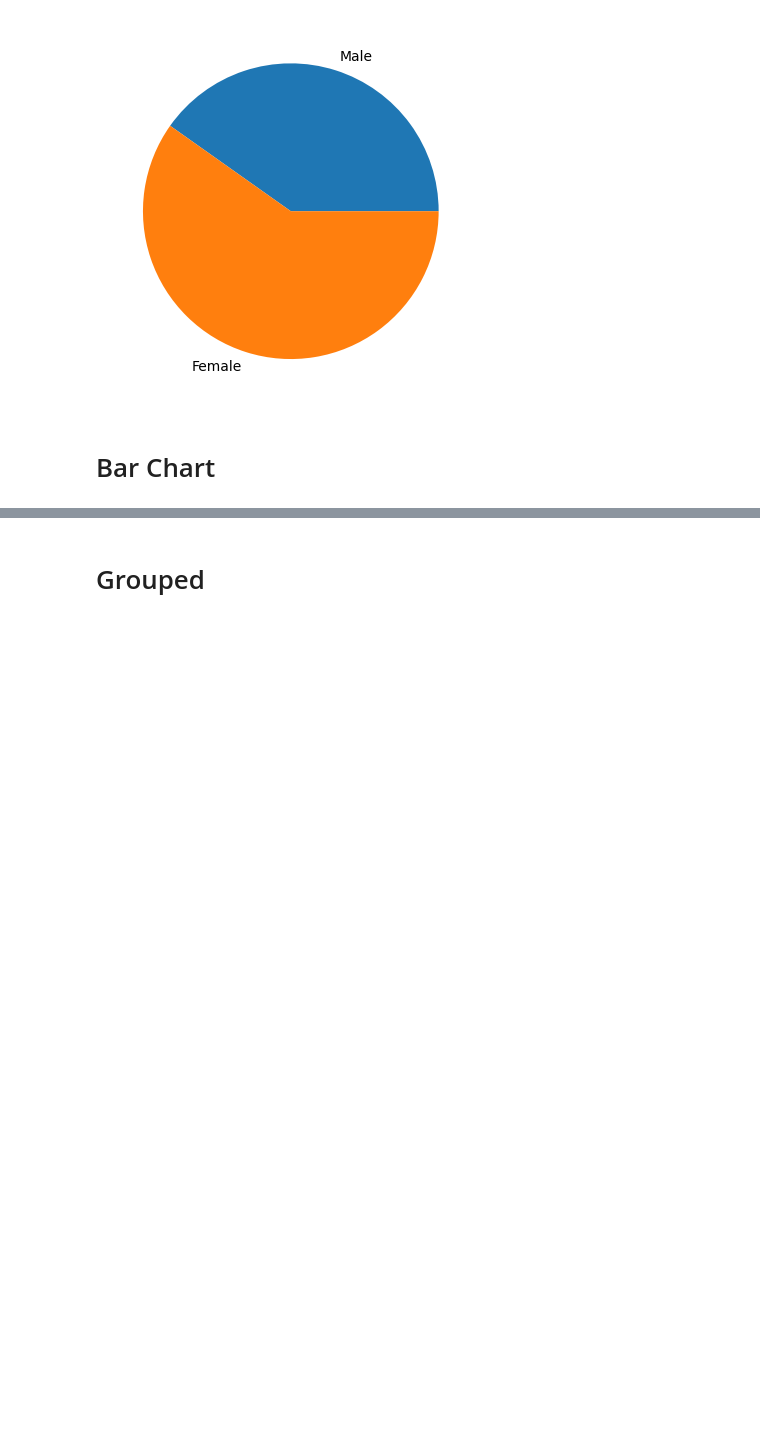
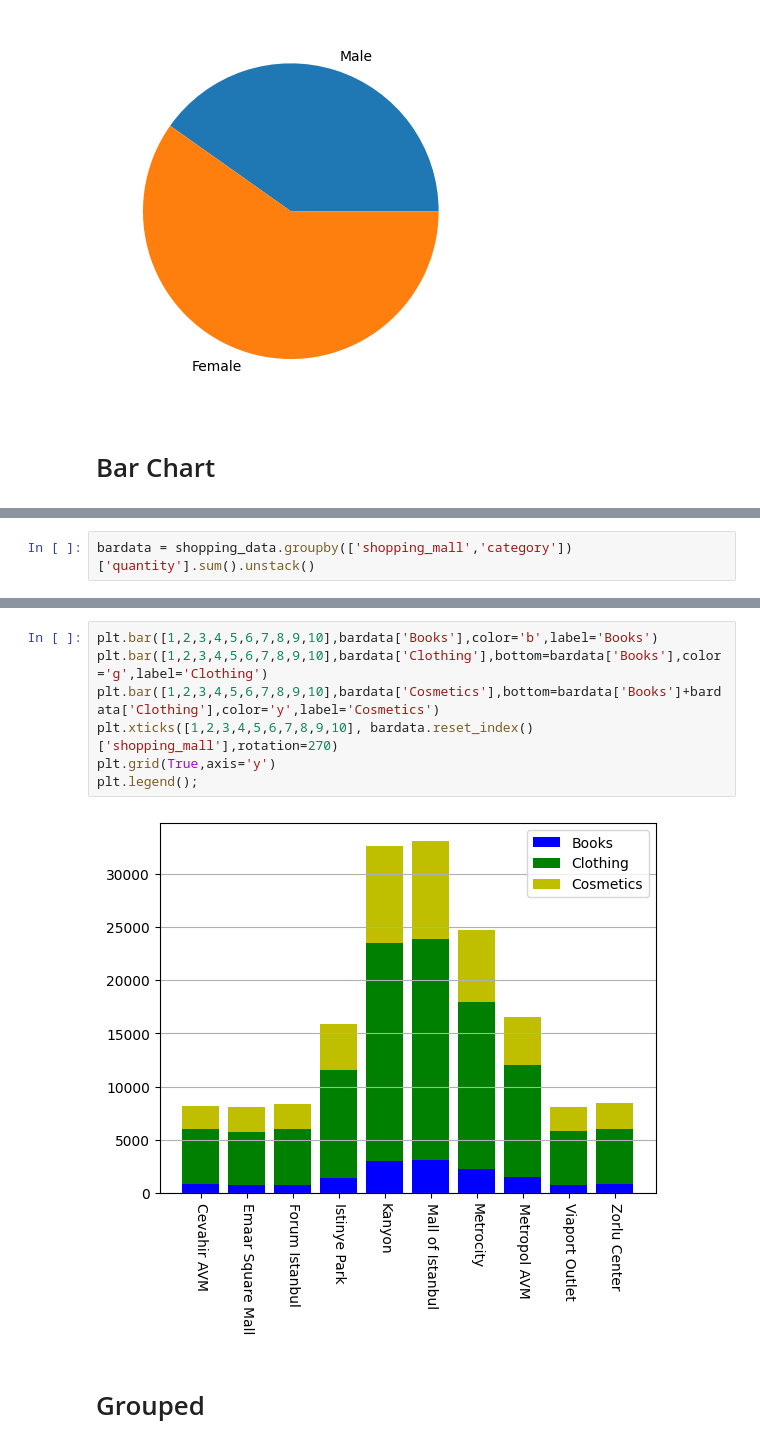
Before and after one commit to kitiluck/BSC_DPDM23, a Jupyter notebook: Understanding_Data.ipynb, the cells around one changed output, grey strips where cells are left out. Saved outputs shown, nothing was run; the diff lists cells and outputs as text; blank space fills up the shorter version.

```diff
--- a/Understanding_Data.ipynb
+++ b/Understanding_Data.ipynb
@@ -257,0 +361,2 @@ plt.pie([males,females],labels= ['Male','Female']);
+# %%
+bardata = shopping_data.groupby(['shopping_mall','category'])['quantity'].sum().unstack()
@@ -258,3 +392,12 @@ plt.pie([males,females],labels= ['Male','Female']);
+# %%
+plt.bar([1,2,3,4,5,6,7,8,9,10],bardata['Books'],color='b',label='Books')
+plt.bar([1,2,3,4,5,6,7,8,9,10],bardata['Clothing'],bottom=bardata['Books'],color='g',label='Clothing')
+plt.bar([1,2,3,4,5,6,7,8,9,10],bardata['Cosmetics'],bottom=bardata['Books']+bardata['Clothing'],color='y',label='Cosmetics')
+plt.xticks([1,2,3,4,5,6,7,8,9,10], bardata.reset_index()['shopping_mall'],rotation=270)
+plt.grid(True,axis='y')
+plt.legend();
+# %% [output]
+[figure, added]
 # %% [markdown]
 # Grouped
 # %% [markdown]
```
Also changed, not shown: parts of 25 cells of this notebook.
